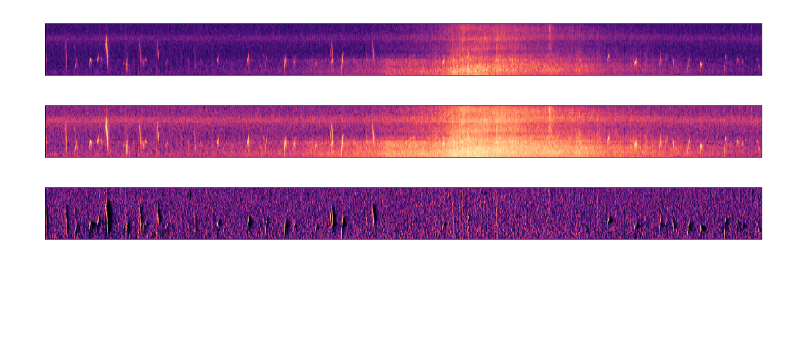
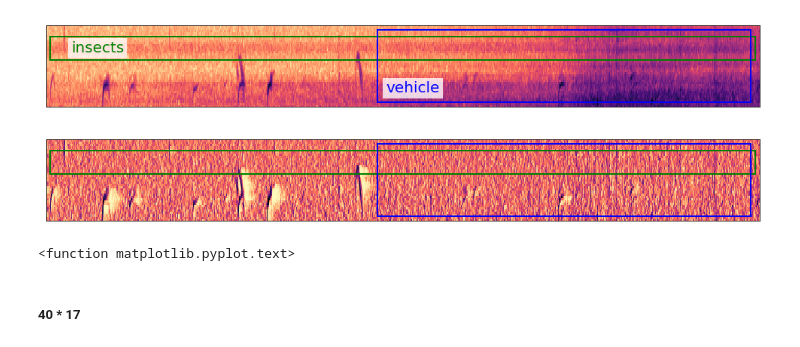
Before and after one commit to BirdVox/lostanlen_spl2018, a Jupyter notebook: pcen_spectrograms.ipynb, the cells around one changed output. Drawn from its saved outputs; the diff is of its cells as text; code cells hidden in the pictures; blank space fills up the shorter version.

```diff
--- a/pcen_spectrograms.ipynb
+++ b/pcen_spectrograms.ipynb
@@ -50,46 +50,66 @@ E = librosa.feature.melspectrogram(
     n_fft=settings["n_fft"],
     n_mels=settings["n_mels"],
     htk=True,
     fmin=settings["fmin"],
     fmax=settings["fmax"])
 
 
 PCEN = librosa.pcen(
     S=E,
     time_constant=settings["T"],
     sr=settings["sr"],
     hop_length=settings["hop_length"],
     gain=settings["alpha"],
     power=settings["r"],
     bias=settings["delta"],
     eps=settings["eps"])
 
-E_ravel = E.ravel()
-log_E_ravel = np.log(E_ravel)
-BC_ravel, lmbda = scipy.stats.boxcox(E_ravel)
-BC = scipy.stats.boxcox(E, lmbda=lmbda)
-PCEN_ravel = PCEN.ravel()
+#BC = scipy.stats.boxcox(E, lmbda=lmbda)
 
-figsize = (20,1.5)
+
+figsize = (17, 2.0)
 melmin = 65
 melmax = 100
-tmin = 100
+tmin = int(20*settings["sr"]/settings["hop_length"])
+tmax = int(40*settings["sr"]/settings["hop_length"])
 
 %matplotlib inline
 
 fig = plt.figure(figsize=figsize)
-librosa.display.specshow(np.log10(E[melmin:melmax,tmin:]))
+librosa.display.specshow(np.log10(E[melmin:melmax,tmin:tmax]), cmap="magma_r")
+rect_insects = matplotlib.patches.Rectangle((5.0, 20.0), 850, 10,
+    edgecolor='green', linewidth=2.0, facecolor='none')
+text_insects = plt.text(30.0, 22.0, 'insects', size=20.0,
+    color='green', va='bottom',
+    bbox=dict(facecolor='w', edgecolor='none', alpha=0.8))
+rect_car = matplotlib.patches.Rectangle((400.0, 2.0), 450, 31,
+    edgecolor='blue', linewidth=2.0, facecolor='none')
+text_car = plt.text(410.0, 5.0, 'vehicle', size=20.0,
+    color='blue', va='bottom',
+    bbox=dict(facecolor='w', edgecolor='none', alpha=0.8))
+fig.get_axes()[0].add_patch(rect_insects)
+fig.get_axes()[0].add_patch(rect_car)
+plt.show()
 fig.savefig('logE_spectrogram.eps', transparent=True, bbox_inches="tight")
 
 fig = plt.figure(figsize=figsize)
-librosa.display.specshow(BC[melmin:melmax,tmin:])
-fig.savefig('BC_spectrogram.eps', transparent=True, bbox_inches="tight")
+librosa.display.specshow(PCEN[melmin:melmax,tmin:tmax], cmap="magma_r")
+rect_insects = matplotlib.patches.Rectangle((5.0, 20.0), 850, 10,
+    edgecolor='green', linewidth=2.0, facecolor='none')
 
-fig = plt.figure(figsize=figsize)
-librosa.display.specshow(PCEN[melmin:melmax,tmin:])
+rect_car = matplotlib.patches.Rectangle((400.0, 2.0), 450, 31,
+    edgecolor='blue', linewidth=2.0, facecolor='none')
+fig.get_axes()[0].add_patch(rect_insects)
+fig.get_axes()[0].add_patch(rect_car)
+plt.show()
 fig.savefig('PCEN_spectrogram.eps', transparent=True, bbox_inches="tight")
 # %% [output]
-[figure, old version]
+[figure, new version]
-[figure, old version]
+[figure, new version]
-[figure, removed]
+# %%
+plt.text()
+# %% [output]
+<function matplotlib.pyplot.text>
+# %% [markdown]
+##### 40 * 17
 # %%
```
Also changed, not shown: parts of 1 cell of this notebook, 3 other files.
